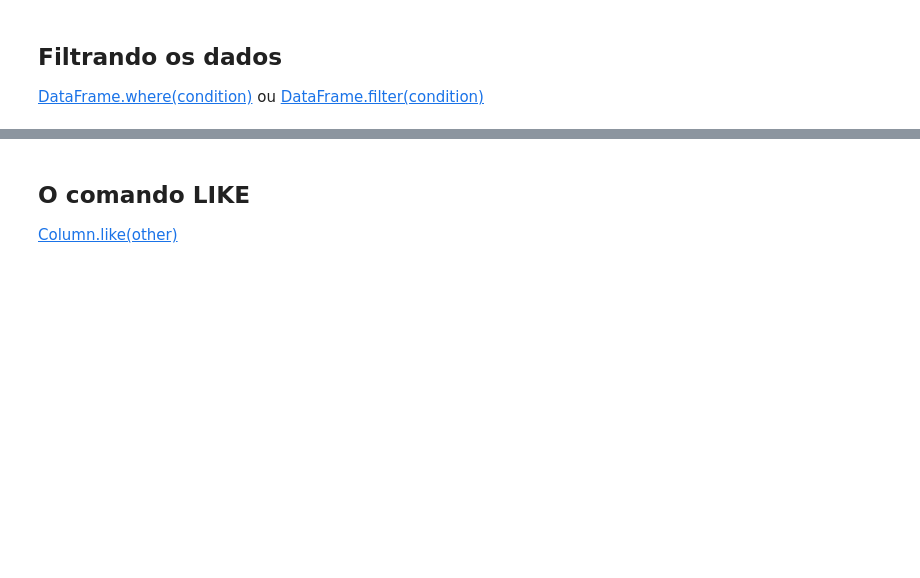
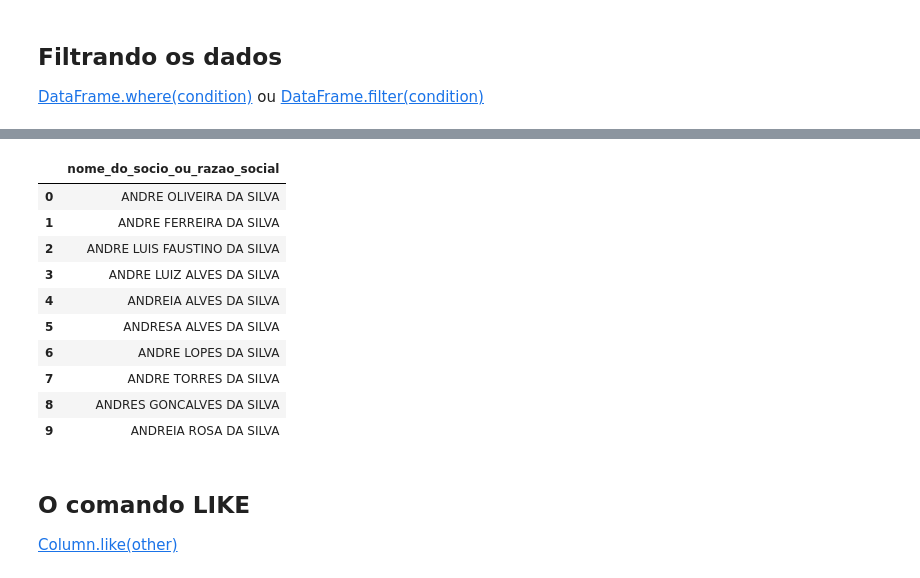
Before and after one commit to la-becca/Alura, a Jupyter notebook: Apache_Spark_Com_Python/Primeiro_Projeto_Spark.ipynb, the cells around one changed output, grey strips where cells are left out. Saved outputs shown, nothing was run; the diff lists cells and outputs as text; code cells hidden in the pictures; blank space fills up the shorter version.

```diff
--- a/Apache_Spark_Com_Python/Primeiro_Projeto_Spark.ipynb
+++ b/Apache_Spark_Com_Python/Primeiro_Projeto_Spark.ipynb
@@ -830,3 +882,22 @@ socios.na.fill('-').limit(5).toPandas()
+# %%
+socios\
+  .select('nome_do_socio_ou_razao_social')\
+  .where(socios.nome_do_socio_ou_razao_social.startswith('ANDRE'))\
+  .where(socios.nome_do_socio_ou_razao_social.endswith('SILVA'))\
+  .limit(10)\
+  .toPandas()
+# %% [output]
+|  | nome_do_socio_ou_razao_social |
+| 0 | ANDRE OLIVEIRA DA SILVA |
+| 1 | ANDRE FERREIRA DA SILVA |
+| 2 | ANDRE LUIS FAUSTINO DA SILVA |
+| 3 | ANDRE LUIZ ALVES DA SILVA |
+| 4 | ANDREIA ALVES DA SILVA |
+| 5 | ANDRESA ALVES DA SILVA |
+| 6 | ANDRE LOPES DA SILVA |
+| 7 | ANDRE TORRES DA SILVA |
+| 8 | ANDRES GONCALVES DA SILVA |
+| 9 | ANDREIA ROSA DA SILVA |
 # %% [markdown]
 ## O comando LIKE
 
```
Also changed, not shown: parts of 24 cells of this notebook.
